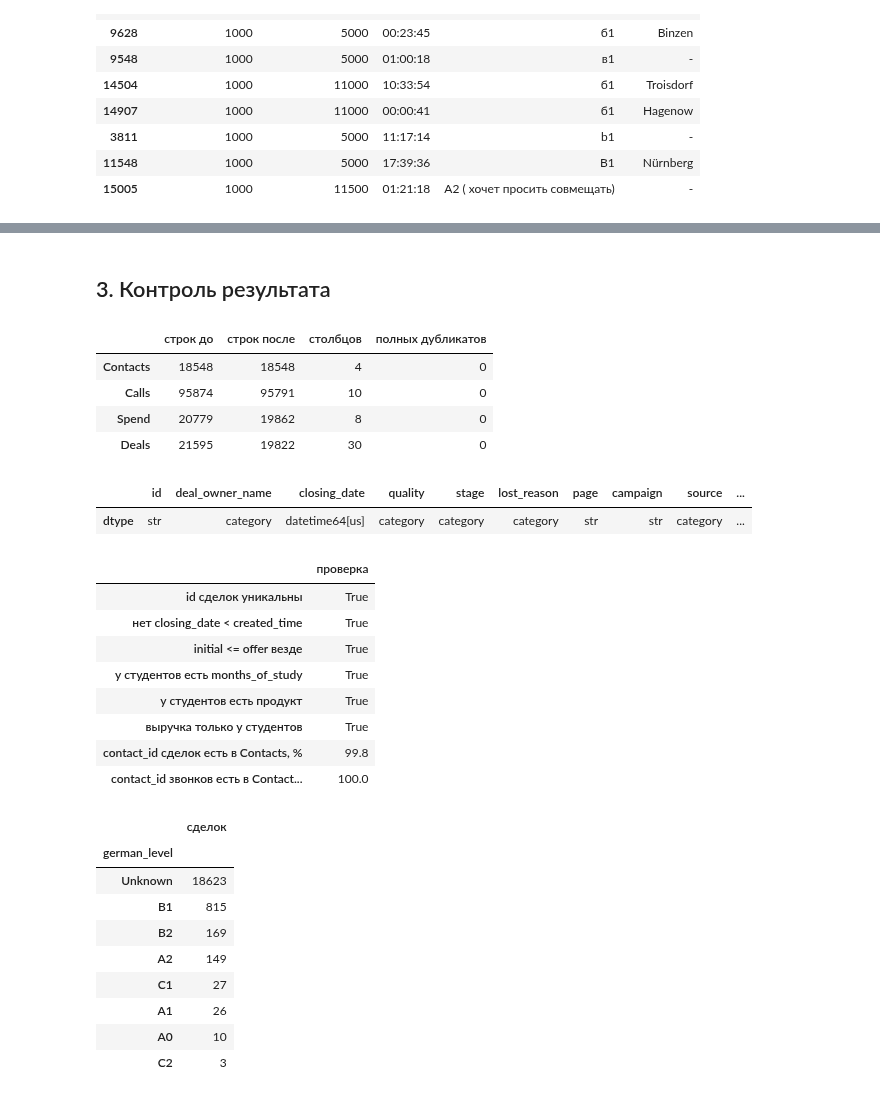
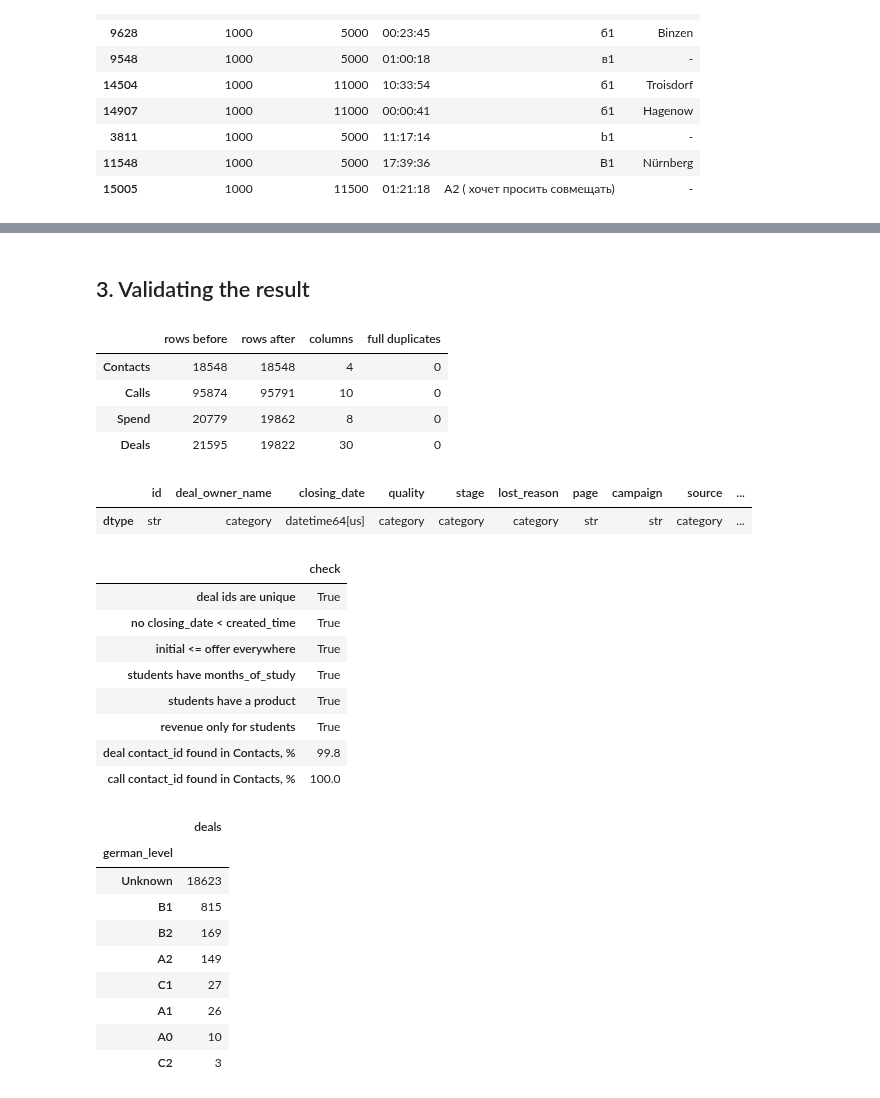
Before and after one commit to yerkovskayuliia-pixel/data-analytics-portfolio, a Jupyter notebook: python-crm-analysis/notebooks/01_data_cleaning.ipynb, the cells around one changed output, grey strips where cells are left out. Saved outputs shown, nothing was run; the diff lists cells and outputs as text; code cells hidden in the pictures.

```diff
--- a/python-crm-analysis/notebooks/01_data_cleaning.ipynb
+++ b/python-crm-analysis/notebooks/01_data_cleaning.ipynb
@@ -155,13 +155,13 @@ for name, lines in logs.items():
 # %% [markdown]
-## 3. Контроль результата
+## 3. Validating the result
 # %%
 pd.DataFrame({
-    name: {"строк до": len(raw[name]), "строк после": len(df),
-           "столбцов": df.shape[1], "полных дубликатов": df.duplicated().sum()}
+    name: {"rows before": len(raw[name]), "rows after": len(df),
+           "columns": df.shape[1], "full duplicates": df.duplicated().sum()}
     for name, df in clean.items()
 }).T
 # %% [output]
-|  | строк до | строк после | столбцов | полных дубликатов |
+|  | rows before | rows after | columns | full duplicates |
 | Contacts | 18548 | 18548 | 4 | 0 |
 | Calls | 95874 | 95791 | 10 | 0 |
 | Spend | 20779 | 19862 | 8 | 0 |
@@ -174,30 +174,30 @@ deals.dtypes.to_frame("dtype").T
 | dtype | str | category | datetime64[us] | category | category | category | str | str | category | ... |
 # %%
 checks = {
-    "id сделок уникальны": deals["id"].is_unique,
-    "нет closing_date < created_time": not (deals["closing_date"] < deals["created_time"].dt.normalize()).any(),
-    "initial <= offer везде": not (deals["initial_amount_paid"] > deals["offer_total_amount"]).any(),
-    "у студентов есть months_of_study": deals.loc[deals["is_student"], "months_of_study"].notna().all(),
-    "у студентов есть продукт": deals.loc[deals["is_student"], "product"].ne("Unknown").all(),
-    "выручка только у студентов": (deals.loc[~deals["is_student"], "revenue"] == 0).all(),
-    "contact_id сделок есть в Contacts, %": round(deals["contact_id"].isin(clean["Contacts"]["id"]).mean() * 100, 1),
-    "contact_id звонков есть в Contacts, %": round(clean["Calls"]["contact_id"].dropna().isin(clean["Contacts"]["id"]).mean() * 100, 1),
+    "deal ids are unique": deals["id"].is_unique,
+    "no closing_date < created_time": not (deals["closing_date"] < deals["created_time"].dt.normalize()).any(),
+    "initial <= offer everywhere": not (deals["initial_amount_paid"] > deals["offer_total_amount"]).any(),
+    "students have months_of_study": deals.loc[deals["is_student"], "months_of_study"].notna().all(),
+    "students have a product": deals.loc[deals["is_student"], "product"].ne("Unknown").all(),
+    "revenue only for students": (deals.loc[~deals["is_student"], "revenue"] == 0).all(),
+    "deal contact_id found in Contacts, %": round(deals["contact_id"].isin(clean["Contacts"]["id"]).mean() * 100, 1),
+    "call contact_id found in Contacts, %": round(clean["Calls"]["contact_id"].dropna().isin(clean["Contacts"]["id"]).mean() * 100, 1),
 }
-pd.Series(checks, name="проверка").to_frame()
+pd.Series(checks, name="check").to_frame()
 # %% [output]
-|  | проверка |
-| id сделок уникальны | True |
-| нет closing_date < created_time | True |
-| initial <= offer везде | True |
-| у студентов есть months_of_study | True |
-| у студентов есть продукт | True |
-| выручка только у студентов | True |
-| contact_id сделок есть в Contacts, % | 99.8 |
-| contact_id звонков есть в Contact... | 100.0 |
+|  | check |
+| deal ids are unique | True |
+| no closing_date < created_time | True |
+| initial <= offer everywhere | True |
+| students have months_of_study | True |
+| students have a product | True |
+| revenue only for students | True |
+| deal contact_id found in Contacts, % | 99.8 |
+| call contact_id found in Contacts, % | 100.0 |
 # %%
-deals["german_level"].value_counts().to_frame("сделок")
+deals["german_level"].value_counts().to_frame("deals")
 # %% [output]
-|  | сделок |
+|  | deals |
 | german_level |  |
 | Unknown | 18623 |
 | B1 | 815 |
```
Also changed, not shown: parts of 9 cells of this notebook, 20 other files.
